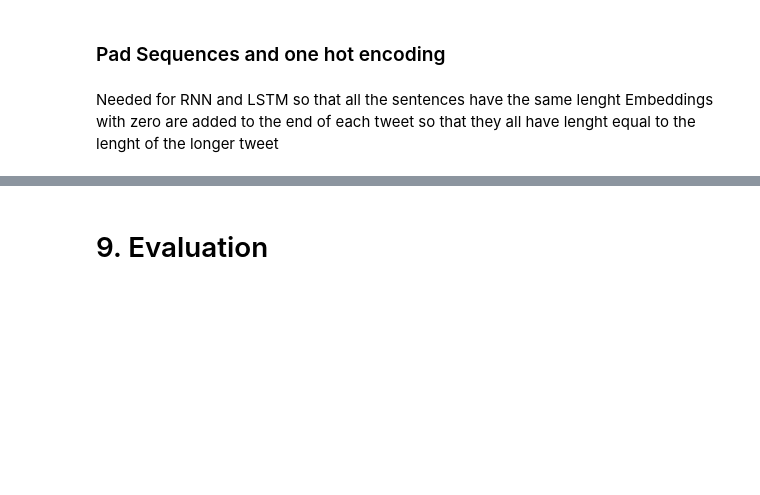
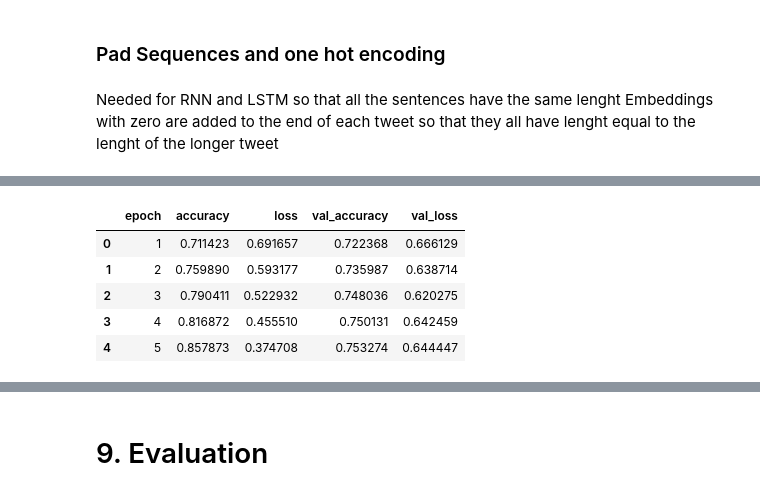
Before and after one commit to fabiofficial/Text_Mining_Project, a Jupyter notebook: Notebooks/tm_tests_42.ipynb, the cells around one changed output, grey strips where cells are left out. Cells and saved outputs as stored; diff of their text form; code cells hidden in the pictures; blank space fills up the shorter version.

```diff
--- a/Notebooks/tm_tests_42.ipynb
+++ b/Notebooks/tm_tests_42.ipynb
@@ -679,0 +837,13 @@ y = tf.one_hot(y_train, depth=3)
+# %%
+df_history = pd.DataFrame(history.history)
+# Add epoch number (starting from 1)
+df_history['epoch'] = range(1, len(df_history) + 1)
+df_history = df_history[['epoch'] + [col for col in df_history.columns if col != 'epoch']]
+df_history.head()
+# %% [output]
+|  | epoch | accuracy | loss | val_accuracy | val_loss |
+| 0 | 1 | 0.711423 | 0.691657 | 0.722368 | 0.666129 |
+| 1 | 2 | 0.759890 | 0.593177 | 0.735987 | 0.638714 |
+| 2 | 3 | 0.790411 | 0.522932 | 0.748036 | 0.620275 |
+| 3 | 4 | 0.816872 | 0.455510 | 0.750131 | 0.642459 |
+| 4 | 5 | 0.857873 | 0.374708 | 0.753274 | 0.644447 |
```
Also changed, not shown: parts of 31 cells of this notebook.
